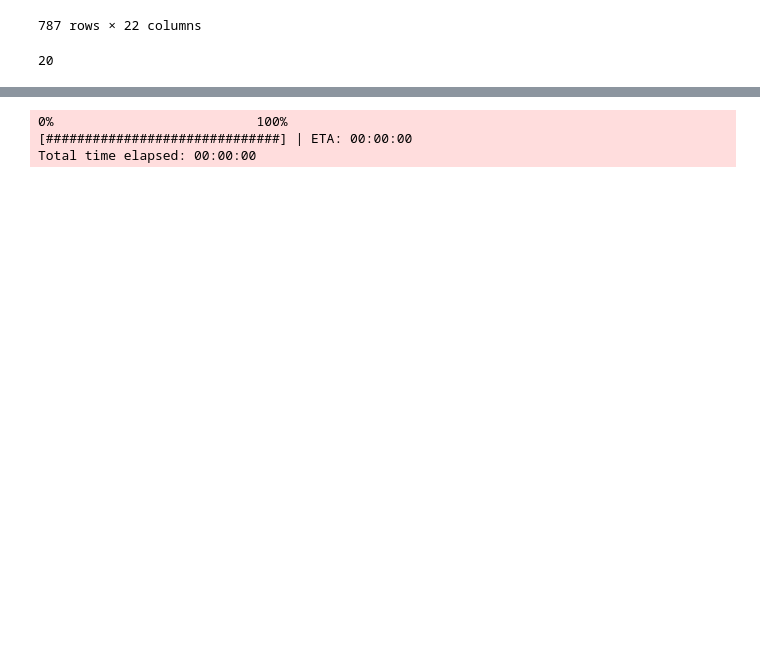
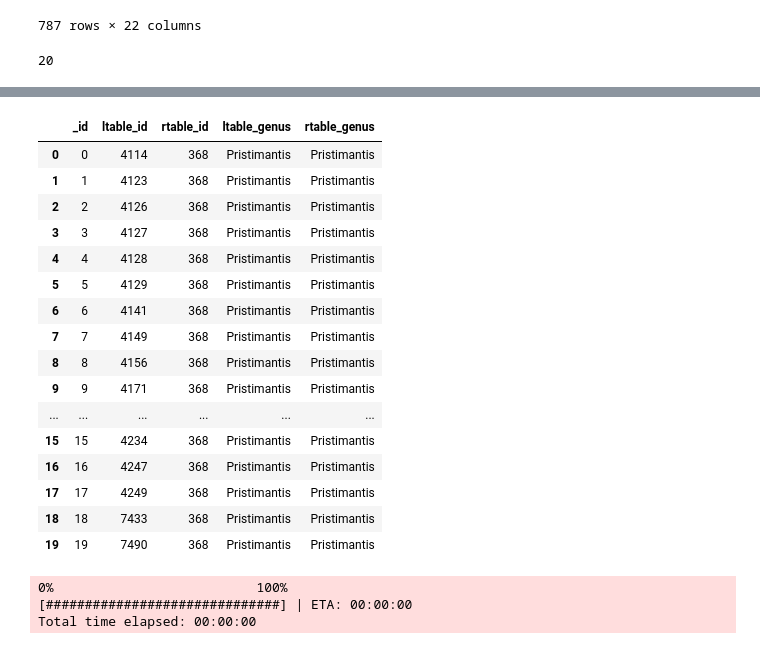
Before and after one commit to andrewedstrom/cs638project, a Jupyter notebook: Blocking.ipynb, the cells around one changed output, grey strips where cells are left out. Drawn from its saved outputs; the diff is of its cells as text; code cells hidden in the pictures; blank space fills up the shorter version.

Commit message:
minor additions to blocking file.  Mostly just added some comments as I figure out this blocking ordeal.

```diff
--- a/Blocking.ipynb
+++ b/Blocking.ipynb
@@ -113,6 +123,34 @@ feature_table[feature_table.left_attribute=='name']
 | 9 | name_name_lev_sim | name | name | None | None | lev_sim | ... |
 | 10 | name_name_nmw | name | name | None | None | needleman_wunsch | ... |
 | 11 | name_name_sw | name | name | None | None | smith_waterman | ... |
+# %%
+# CME -- I'm realizing now that we may want to start with the attribute equivalence
+# blocker for names and see where that leaves us.  On my TO-DO.
+equivB = em.AttrEquivalenceBlocker()
+C0 = equivB.block_tables(rl, ar, 'name', 'name',
+                    l_output_attrs=['name', 'genus'],
+                    r_output_attrs=['name', 'genus'])
+C0
+
+# lolwat this reveals zero matches?
+# %% [output]
+|  | _id | ltable_id | rtable_id | ltable_genus | rtable_genus |
+| 0 | 0 | 4114 | 368 | Pristimantis | Pristimantis |
+| 1 | 1 | 4123 | 368 | Pristimantis | Pristimantis |
+| 2 | 2 | 4126 | 368 | Pristimantis | Pristimantis |
+| 3 | 3 | 4127 | 368 | Pristimantis | Pristimantis |
+| 4 | 4 | 4128 | 368 | Pristimantis | Pristimantis |
+| 5 | 5 | 4129 | 368 | Pristimantis | Pristimantis |
+| 6 | 6 | 4141 | 368 | Pristimantis | Pristimantis |
+| 7 | 7 | 4149 | 368 | Pristimantis | Pristimantis |
+| 8 | 8 | 4156 | 368 | Pristimantis | Pristimantis |
+| 9 | 9 | 4171 | 368 | Pristimantis | Pristimantis |
+| ... | ... | ... | ... | ... | ... |
+| 15 | 15 | 4234 | 368 | Pristimantis | Pristimantis |
+| 16 | 16 | 4247 | 368 | Pristimantis | Pristimantis |
+| 17 | 17 | 4249 | 368 | Pristimantis | Pristimantis |
+| 18 | 18 | 7433 | 368 | Pristimantis | Pristimantis |
+| 19 | 19 | 7490 | 368 | Pristimantis | Pristimantis |
 # %%
 #Do overlap blocking on name to get candidate set
 #Perform some kind of blocking to find candidate pairs
```
Also changed, not shown: parts of 4 cells of this notebook.
